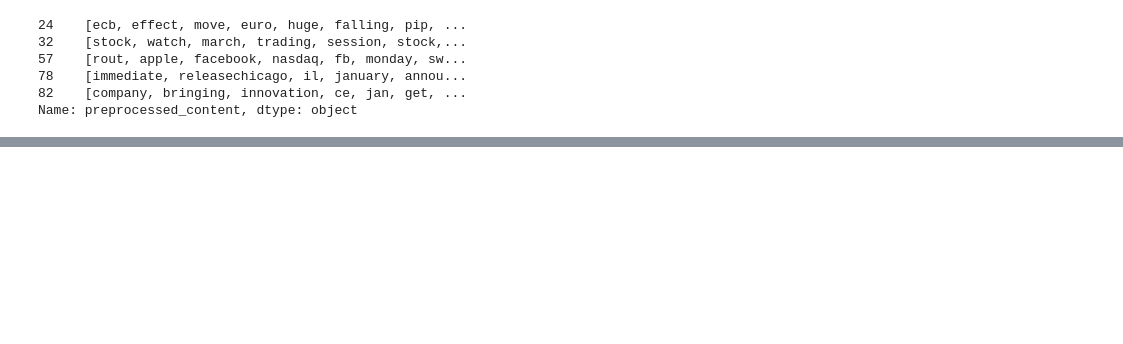
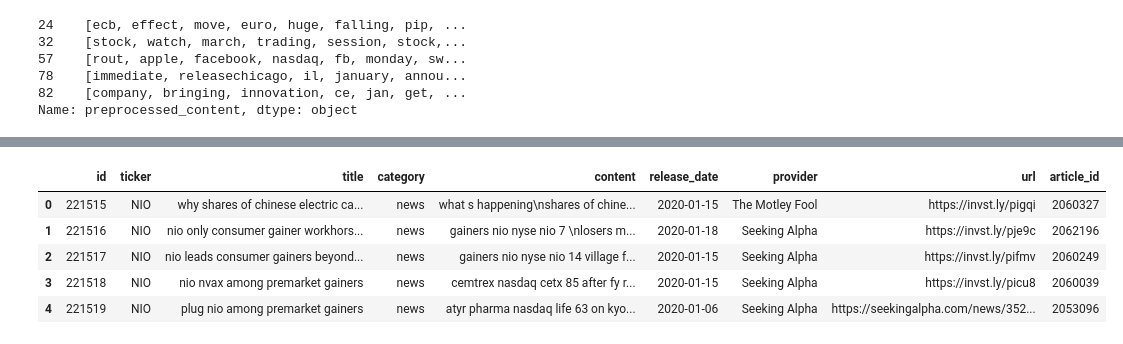
Before and after one commit to Floor99/NLP_group_9, a Jupyter notebook: NLP/nlp/Mazmodel.ipynb, the cells around one changed output, grey strips where cells are left out. Cells and saved outputs as stored; diff of their text form; code cells hidden in the pictures; blank space fills up the shorter version.

```diff
--- a/NLP/nlp/Mazmodel.ipynb
+++ b/NLP/nlp/Mazmodel.ipynb
@@ -140,0 +24,26 @@ print(df[['preprocessed_content', 'Topic']])
+# %%
+
+import pandas as pd
+import re
+from nltk.corpus import stopwords
+from nltk.tokenize import word_tokenize
+from nltk.stem import WordNetLemmatizer
+import nltk
+
+# Ensure NLTK resources are downloaded
+nltk.download('punkt')
+nltk.download('stopwords')
+nltk.download('wordnet')
+
+# Load dataset
+file_path = '/Users/Mazarinetulp/Documents/nlpass2/NLP_group_9/NLP/nlp/data/raw/us_equities_news_dataset.csv'
+articles = pd.read_csv(file_path)
+articles['content'] = articles['content'].astype(str)  # Convert 'content' column to string
+articles['title'] = articles['title'].str.lower()
+articles['content'] = articles['content'].str.lower()
+
+# Filter for articles mentioning Nvidia
+nvidia_articles = articles[articles['title'].str.contains('nvidia') | articles['content'].str.contains('nvidia')].copy()
+
+articles.head()
+# %% [output]
@@ -140,0 +59,6 @@ print(df[['preprocessed_content', 'Topic']])
+|  | id | ticker | title | category | content | release_date | provider | url | article_id |
+| 0 | 221515 | NIO | why shares of chinese electric ca... | news | what s happening\nshares of chine... | 2020-01-15 | The Motley Fool | https://invst.ly/pigqi | 2060327 |
+| 1 | 221516 | NIO | nio only consumer gainer workhors... | news | gainers nio nyse nio 7 \nlosers m... | 2020-01-18 | Seeking Alpha | https://invst.ly/pje9c | 2062196 |
+| 2 | 221517 | NIO | nio leads consumer gainers beyond... | news | gainers nio nyse nio 14 village f... | 2020-01-15 | Seeking Alpha | https://invst.ly/pifmv | 2060249 |
+| 3 | 221518 | NIO | nio nvax among premarket gainers | news | cemtrex nasdaq cetx 85 after fy r... | 2020-01-15 | Seeking Alpha | https://invst.ly/picu8 | 2060039 |
+| 4 | 221519 | NIO | plug nio among premarket gainers | news | atyr pharma nasdaq life 63 on kyo... | 2020-01-06 | Seeking Alpha | https://seekingalpha.com/news/352... | 2053096 |
```
Also changed, not shown: parts of 12 cells of this notebook, 4 other files.
